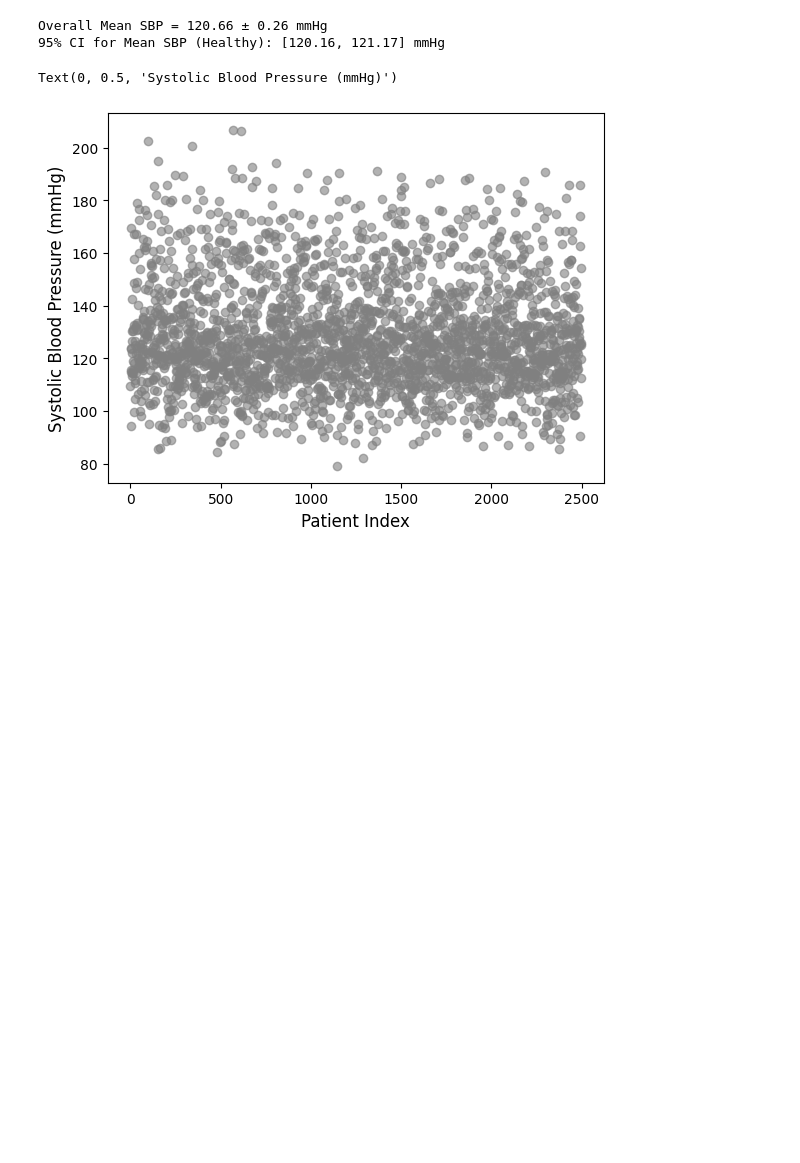
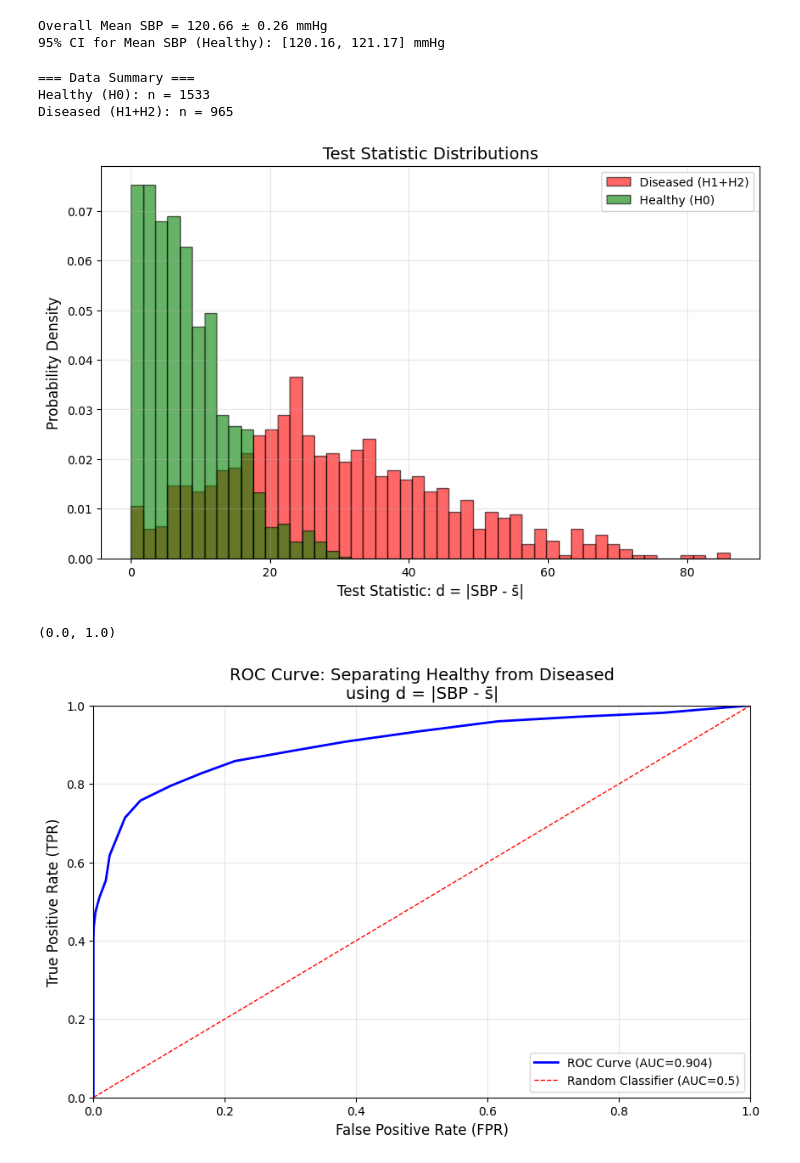
Before and after one commit to Villadshoff/AppStat2025, a Jupyter notebook: DataAndCodeForExam/EXAM.ipynb, the cells around one changed output. Drawn from its saved outputs; the diff is of its cells as text; code cells hidden in the pictures; blank space fills up the shorter version.

```diff
--- a/DataAndCodeForExam/EXAM.ipynb
+++ b/DataAndCodeForExam/EXAM.ipynb
@@ -1072,11 +1072,3 @@ print(f"95% CI for Mean SBP (Healthy): [{ci_lower:.2f}, {ci_upper:.2f}] mmHg")
 # %% [output]
 Overall Mean SBP = 120.66 ± 0.26 mmHg
 95% CI for Mean SBP (Healthy): [120.16, 121.17] mmHg
-# %%
-x = np.arange(len(bloodp))
-plt.scatter(x, bloodp, alpha=0.6, label='All Patients', color='gray')
-plt.xlabel('Patient Index', fontsize=12)
-plt.ylabel('Systolic Blood Pressure (mmHg)', fontsize=12)
-# %% [output]
-Text(0, 0.5, 'Systolic Blood Pressure (mmHg)')
-[figure, removed]
@@ -1082,0 +1121,63 @@ Text(0, 0.5, 'Systolic Blood Pressure (mmHg)')
+# %%
+
+# 4.2: ROC Curve Analysis using test statistic d = |SBP - s̄|
+
+# Separate healthy from diseased patients
+healthy_mask = (ptype == 0)
+diseased_mask = (ptype == 1) | (ptype == 2)
+
+bloodp_healthy = bloodp[healthy_mask]
+bloodp_diseased = bloodp[diseased_mask]
+
+print(f"=== Data Summary ===")
+print(f"Healthy (H0): n = {len(bloodp_healthy)}")
+print(f"Diseased (H1+H2): n = {len(bloodp_diseased)}")
+
+# Calculate test statistic d = |SBP - mean_healthy|
+d_healthy = np.abs(bloodp_healthy - mean_SBP_healthy)
+d_diseased = np.abs(bloodp_diseased - mean_SBP_healthy)
+
+# Create histograms for ROC calculation
+bins = np.linspace(0, np.max([d_healthy.max(), d_diseased.max()]), 50)
+
+plt.figure(figsize=(10, 6))
+hist_diseased = plt.hist(d_diseased, bins=bins, density=True, alpha=0.6,
+                         color='red', label='Diseased (H1+H2)', edgecolor='black')
+hist_healthy = plt.hist(d_healthy, bins=bins, density=True, alpha=0.6,
+                        color='green', label='Healthy (H0)', edgecolor='black')
+plt.xlabel('Test Statistic: d = |SBP - s̄|', fontsize=12)
+plt.ylabel('Probability Density', fontsize=12)
+
+plt.title('Test Statistic Distributions', fontsize=14)
+plt.legend()
+plt.grid(True, alpha=0.3)
+plt.show()
+
+# Calculate ROC curve using the provided function
+FPR, TPR = calc_ROC(hist_diseased, hist_healthy)
+
+# Calculate AUC
+from sklearn.metrics import auc
+roc_auc = auc(FPR, TPR)
+
+# Plot ROC curve
+plt.figure(figsize=(10, 6))
+
+# Left: ROC curve
+
+plt.plot(FPR, TPR, 'b-', linewidth=2, label=f'ROC Curve (AUC={roc_auc:.3f})')
+plt.plot([0, 1], [0, 1], 'r--', linewidth=1, label='Random Classifier (AUC=0.5)')
+plt.xlabel('False Positive Rate (FPR)', fontsize=12)
+plt.ylabel('True Positive Rate (TPR)', fontsize=12)
+plt.title('ROC Curve: Separating Healthy from Diseased\nusing d = |SBP - s̄|', fontsize=14)
+plt.legend()
+plt.grid(True, alpha=0.3)
+plt.xlim([0, 1])
+plt.ylim([0, 1])
+# %% [output]
+=== Data Summary ===
+Healthy (H0): n = 1533
+Diseased (H1+H2): n = 965
+[figure, added]
+(0.0, 1.0)
+[figure, added]
```
Also changed, not shown: parts of 13 cells of this notebook.
